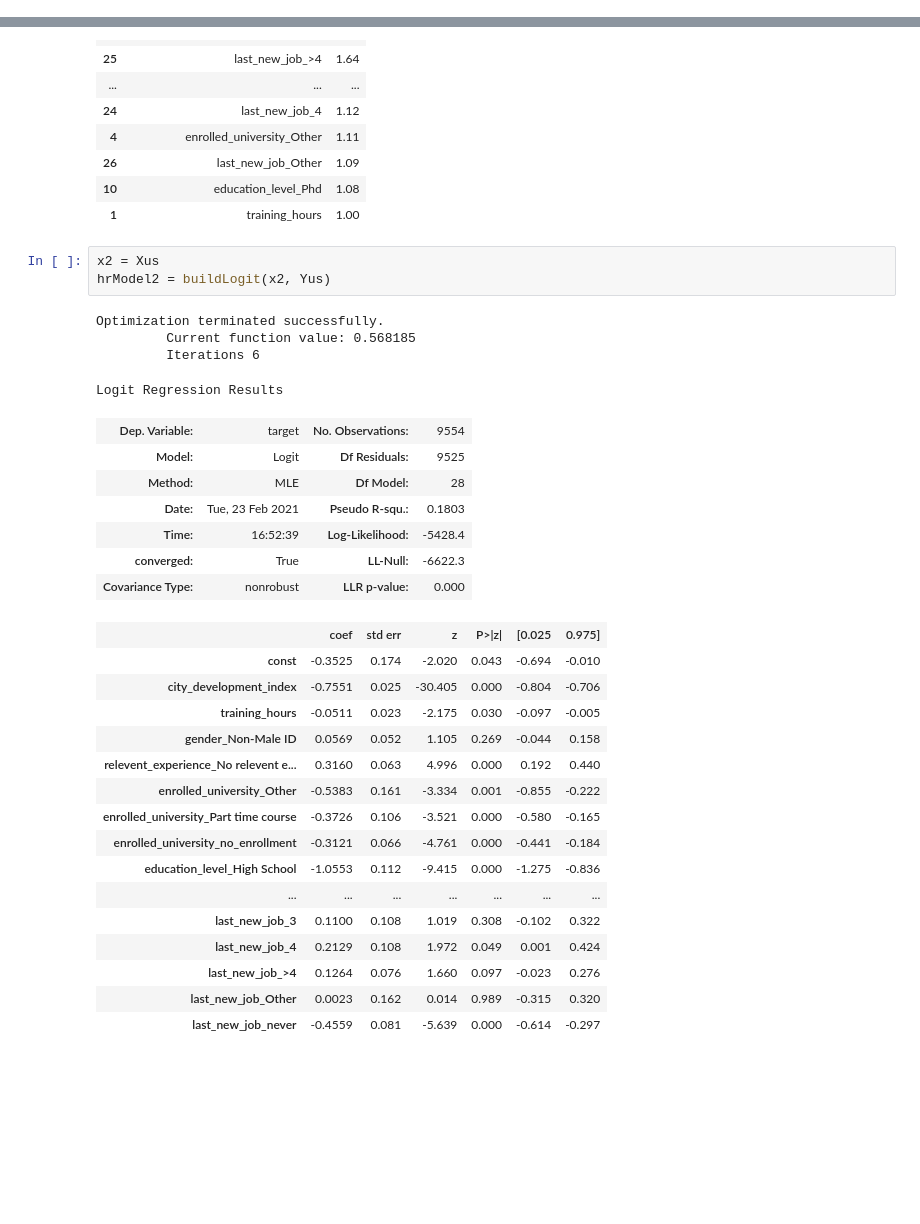
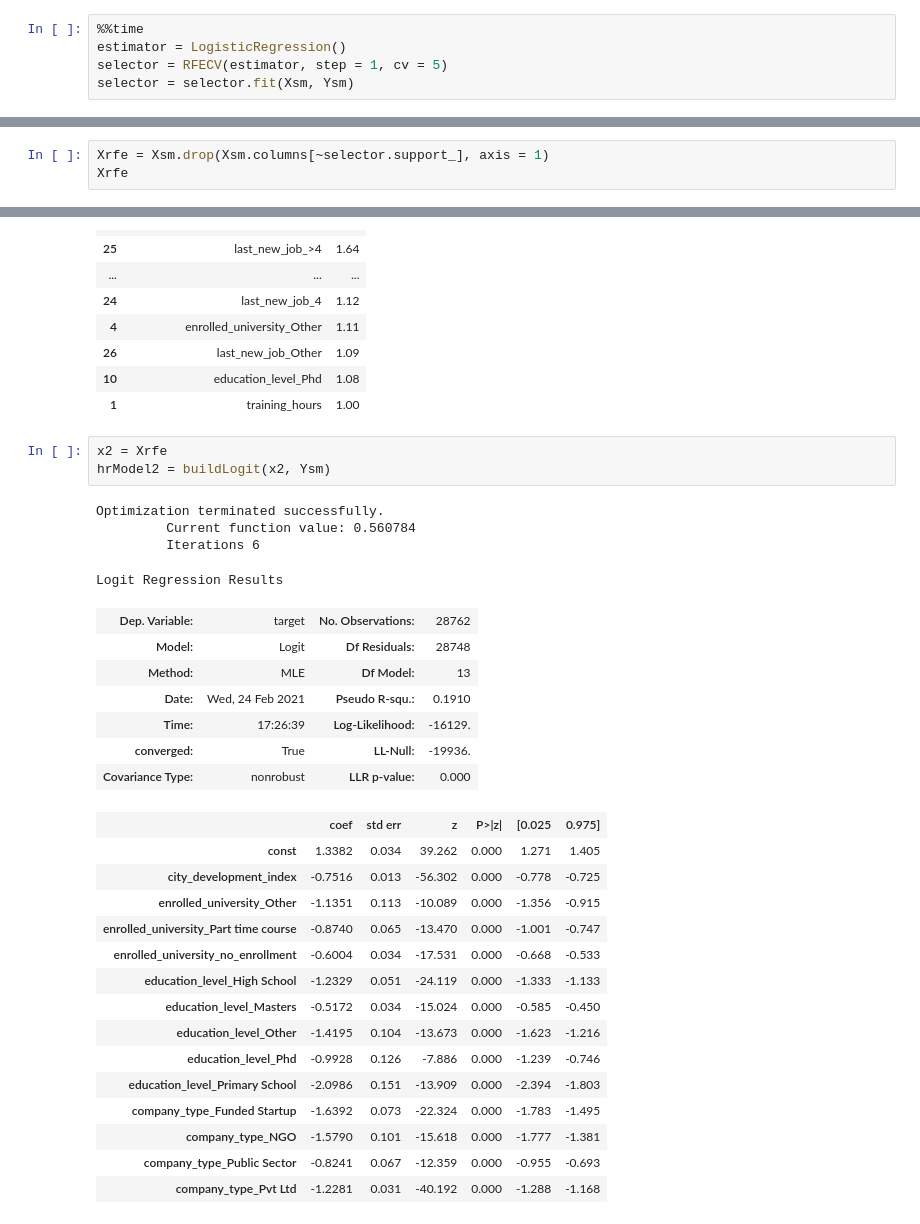
Before and after one commit to JordanFortney/recruitmentTargetsML, a Jupyter notebook: hrAnalytics.ipynb, the cells around one changed output, grey strips where cells are left out. Saved outputs shown, nothing was run; the diff lists cells and outputs as text; blank space fills up the shorter version.

Commit message:
Day 4 update - log/svc/knn models

```diff
--- a/hrAnalytics.ipynb
+++ b/hrAnalytics.ipynb
@@ -725,0 +737,5 @@ After resampling there were 14381 TARGETTED enrollees
+# %%
+%%time
+estimator = LogisticRegression()
+selector = RFECV(estimator, step = 1, cv = 5)
+selector = selector.fit(Xsm, Ysm)
@@ -725,0 +785,3 @@ After resampling there were 14381 TARGETTED enrollees
+# %%
+Xrfe = Xsm.drop(Xsm.columns[~selector.support_], axis = 1)
+Xrfe
@@ -791,36 +867,35 @@ buildVIF(x1)
 | 10 | education_level_Phd | 1.08 |
 | 1 | training_hours | 1.00 |
 # %%
-x2 = Xus
-hrModel2 = buildLogit(x2, Yus)
+x2 = Xrfe
+hrModel2 = buildLogit(x2, Ysm)
 # %% [output]
 Optimization terminated successfully.
-         Current function value: 0.568185
+         Current function value: 0.560784
          Iterations 6
 Logit Regression Results
-| Dep. Variable: | target | No. Observations: | 9554 |
-| Model: | Logit | Df Residuals: | 9525 |
-| Method: | MLE | Df Model: | 28 |
-| Date: | Tue, 23 Feb 2021 | Pseudo R-squ.: | 0.1803 |
-| Time: | 16:52:39 | Log-Likelihood: | -5428.4 |
-| converged: | True | LL-Null: | -6622.3 |
+| Dep. Variable: | target | No. Observations: | 28762 |
+| Model: | Logit | Df Residuals: | 28748 |
+| Method: | MLE | Df Model: | 13 |
+| Date: | Wed, 24 Feb 2021 | Pseudo R-squ.: | 0.1910 |
+| Time: | 17:26:39 | Log-Likelihood: | -16129. |
+| converged: | True | LL-Null: | -19936. |
 | Covariance Type: | nonrobust | LLR p-value: | 0.000 |
 |  | coef | std err | z | P>|z| | [0.025 | 0.975] |
-| const | -0.3525 | 0.174 | -2.020 | 0.043 | -0.694 | -0.010 |
-| city_development_index | -0.7551 | 0.025 | -30.405 | 0.000 | -0.804 | -0.706 |
-| training_hours | -0.0511 | 0.023 | -2.175 | 0.030 | -0.097 | -0.005 |
-| gender_Non-Male ID | 0.0569 | 0.052 | 1.105 | 0.269 | -0.044 | 0.158 |
-| relevent_experience_No relevent e... | 0.3160 | 0.063 | 4.996 | 0.000 | 0.192 | 0.440 |
-| enrolled_university_Other | -0.5383 | 0.161 | -3.334 | 0.001 | -0.855 | -0.222 |
-| enrolled_university_Part time course | -0.3726 | 0.106 | -3.521 | 0.000 | -0.580 | -0.165 |
-| enrolled_university_no_enrollment | -0.3121 | 0.066 | -4.761 | 0.000 | -0.441 | -0.184 |
-| education_level_High School | -1.0553 | 0.112 | -9.415 | 0.000 | -1.275 | -0.836 |
-| ... | ... | ... | ... | ... | ... | ... |
-| last_new_job_3 | 0.1100 | 0.108 | 1.019 | 0.308 | -0.102 | 0.322 |
-| last_new_job_4 | 0.2129 | 0.108 | 1.972 | 0.049 | 0.001 | 0.424 |
-| last_new_job_>4 | 0.1264 | 0.076 | 1.660 | 0.097 | -0.023 | 0.276 |
-| last_new_job_Other | 0.0023 | 0.162 | 0.014 | 0.989 | -0.315 | 0.320 |
-| last_new_job_never | -0.4559 | 0.081 | -5.639 | 0.000 | -0.614 | -0.297 |
+| const | 1.3382 | 0.034 | 39.262 | 0.000 | 1.271 | 1.405 |
+| city_development_index | -0.7516 | 0.013 | -56.302 | 0.000 | -0.778 | -0.725 |
+| enrolled_university_Other | -1.1351 | 0.113 | -10.089 | 0.000 | -1.356 | -0.915 |
+| enrolled_university_Part time course | -0.8740 | 0.065 | -13.470 | 0.000 | -1.001 | -0.747 |
+| enrolled_university_no_enrollment | -0.6004 | 0.034 | -17.531 | 0.000 | -0.668 | -0.533 |
+| education_level_High School | -1.2329 | 0.051 | -24.119 | 0.000 | -1.333 | -1.133 |
+| education_level_Masters | -0.5172 | 0.034 | -15.024 | 0.000 | -0.585 | -0.450 |
+| education_level_Other | -1.4195 | 0.104 | -13.673 | 0.000 | -1.623 | -1.216 |
+| education_level_Phd | -0.9928 | 0.126 | -7.886 | 0.000 | -1.239 | -0.746 |
+| education_level_Primary School | -2.0986 | 0.151 | -13.909 | 0.000 | -2.394 | -1.803 |
+| company_type_Funded Startup | -1.6392 | 0.073 | -22.324 | 0.000 | -1.783 | -1.495 |
+| company_type_NGO | -1.5790 | 0.101 | -15.618 | 0.000 | -1.777 | -1.381 |
+| company_type_Public Sector | -0.8241 | 0.067 | -12.359 | 0.000 | -0.955 | -0.693 |
+| company_type_Pvt Ltd | -1.2281 | 0.031 | -40.192 | 0.000 | -1.288 | -1.168 |
 # %%
 buildVIF(x2)
 # %% [output]
```
Also changed, not shown: parts of 17 cells of this notebook.
